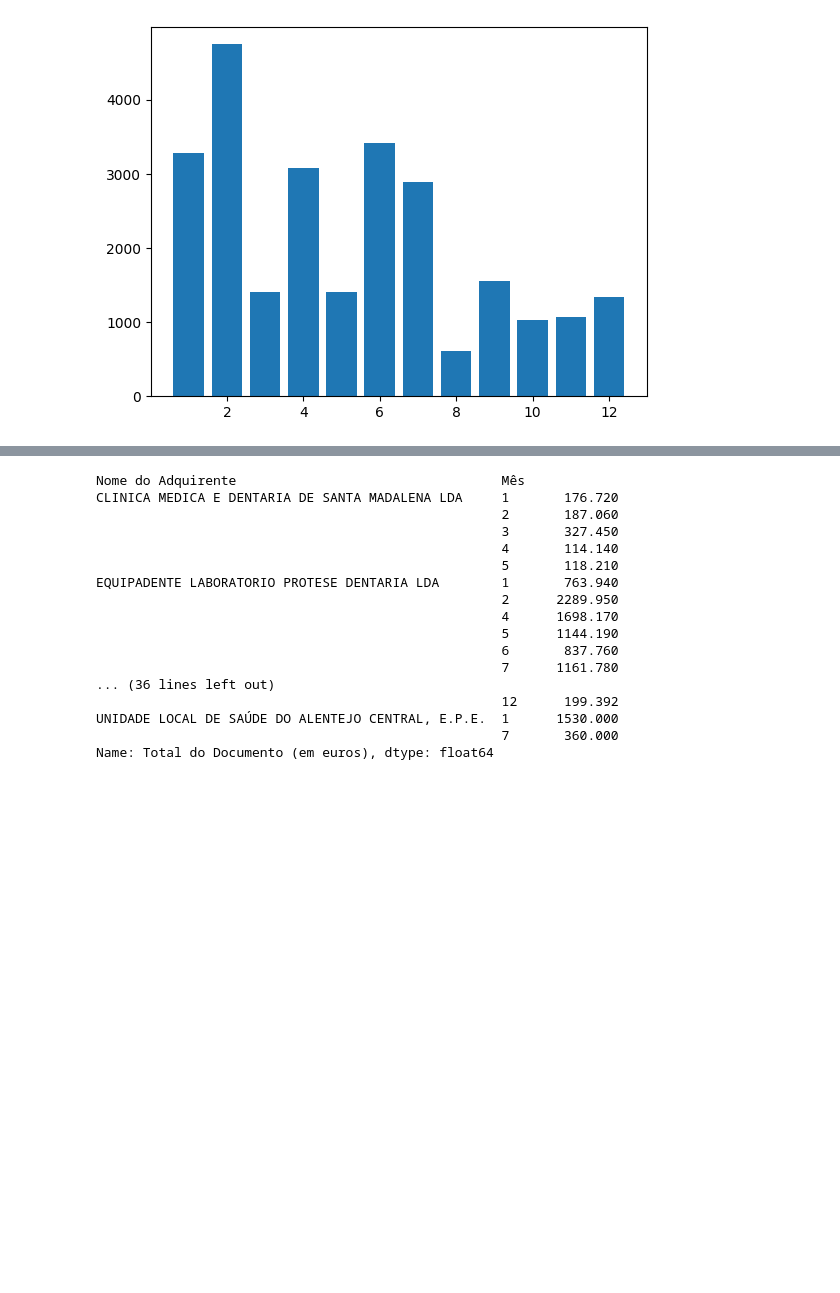
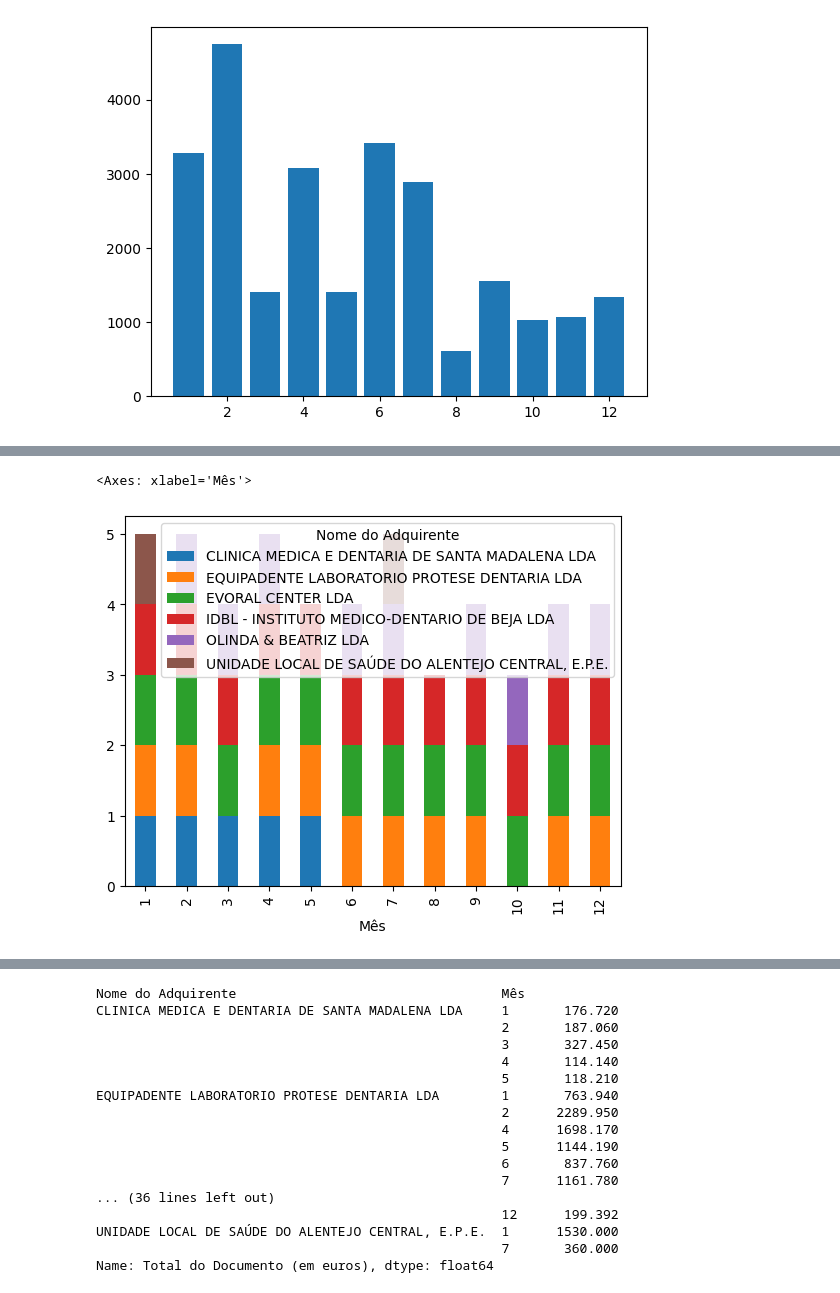
Before and after one commit to andrebarros6/financas, a Jupyter notebook: financas.ipynb, the cells around one changed output, grey strips where cells are left out. Cells and saved outputs as stored; diff of their text form; code cells hidden in the pictures; blank space fills up the shorter version.

```diff
--- a/financas.ipynb
+++ b/financas.ipynb
@@ -134,5 +140,6 @@ plt.show()
 nome_por_mes = cont_selected.groupby(["Nome do Adquirente","Mês"])["Total do Documento (em euros)"].sum()
 mes_por_nome = cont_selected.groupby(["Mês","Nome do Adquirente"])["Total do Documento (em euros)"].sum()
 # %%
-mes_por_nome
+mes_por_nome_df = pd.DataFrame(mes_por_nome)
+mes_por_nome_df.reset_index()
 # %% [output]
@@ -155,0 +163,7 @@ Name: Total do Documento (em euros), dtype: float64
+# %%
+mes_por_nome_df.groupby(['Mês', 'Nome do Adquirente']).size().unstack().plot(kind='bar', stacked=True)
+# isto dá o count de recibos passados - como já está somado, cada clínica só aparece uma vez
+# pivot it
+# %% [output]
+<Axes: xlabel='Mês'>
+[figure, added]
```
Also changed, not shown: parts of 7 cells of this notebook.
